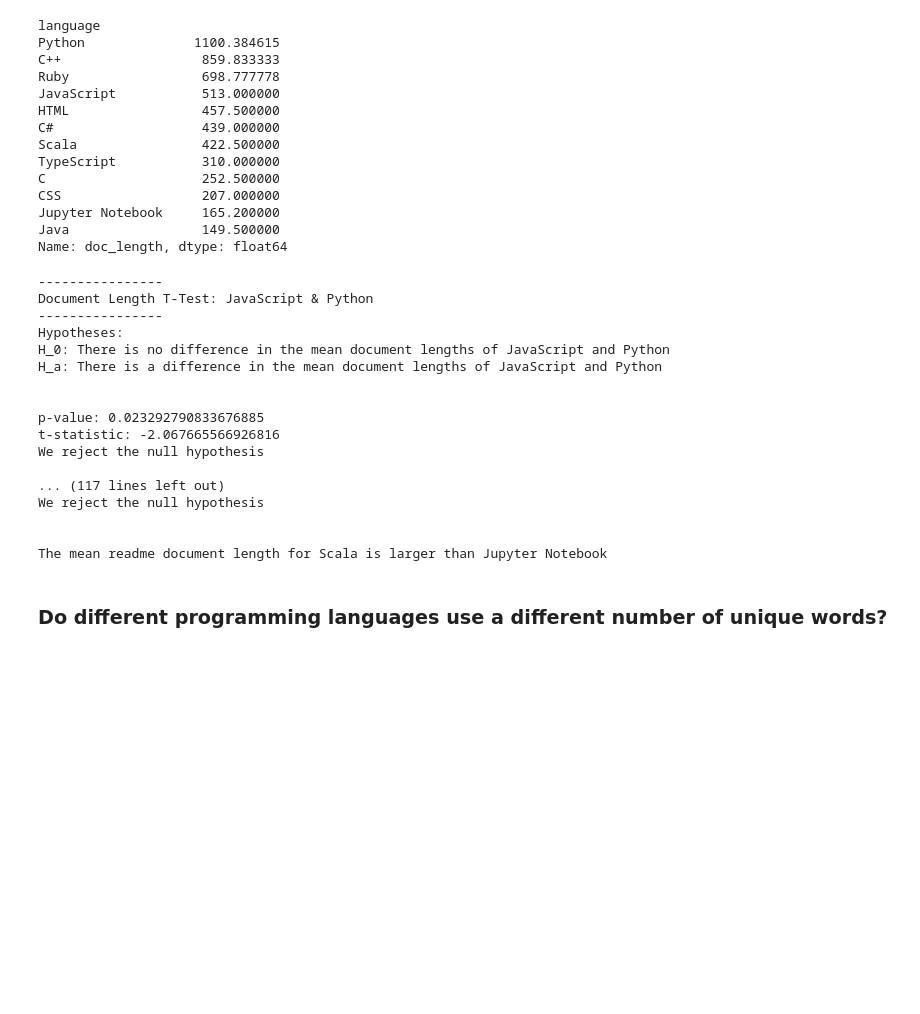
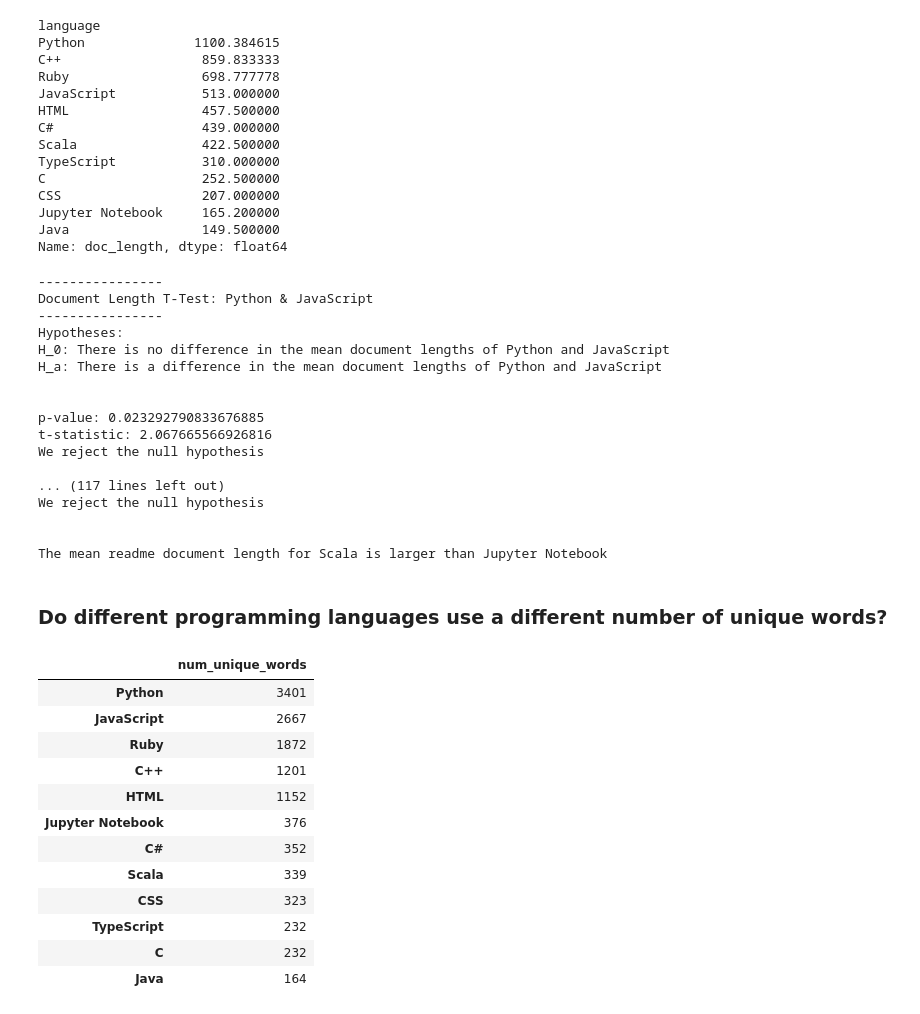
Before and after one commit to NLP-404-Not-Found/nlp-project, a Jupyter notebook: adams_sketchbook.ipynb, the cells around one changed output. Drawn from its saved outputs; the diff is of its cells as text; code cells hidden in the pictures; blank space fills up the shorter version.

```diff
--- a/adams_sketchbook.ipynb
+++ b/adams_sketchbook.ipynb
@@ -180,11 +183,12 @@ from scipy import stats
 # This cell block looks at every pair of languages and compares the document lengths using a t-test
 
 # Start by developing two identical lists of all of the languages represented in the train dataset
-train_language_list_1 = list(train.language.unique())
-train_language_list_2 = list(train.language.unique())
+# We will use the series above to form our list so our output is arranged in a similar order
+train_language_list_1 = list(train.groupby('language').doc_length.mean().sort_values(ascending=False).index)
+train_language_list_2 = list(train.groupby('language').doc_length.mean().sort_values(ascending=False).index)
 
 # This empty list will hold information about which pairs have been tested.
-# If tge python and javascript pair has already be tested, then we do not need to test the javascript and python pair
+# If the python and javascript pair has already be tested, then we do not need to test the javascript and python pair
 testing_pairs = []
 
 for language_1 in train_language_list_1: # Iterates through list 1
@@ -236,15 +240,15 @@ for language_1 in train_language_list_1: # Iterates through list 1
                     continue
 # %% [output]
 ----------------
-Document Length T-Test: JavaScript & Python
+Document Length T-Test: Python & JavaScript
 ----------------
 Hypotheses:
-H_0: There is no difference in the mean document lengths of JavaScript and Python
-H_a: There is a difference in the mean document lengths of JavaScript and Python
+H_0: There is no difference in the mean document lengths of Python and JavaScript
+H_a: There is a difference in the mean document lengths of Python and JavaScript
 
 
 p-value: 0.023292790833676885
-t-statistic: -2.067665566926816
+t-statistic: 2.067665566926816
 We reject the null hypothesis
 
 ... (117 lines left out)
@@ -254,3 +258,26 @@ We reject the null hypothesis
 The mean readme document length for Scala is larger than Jupyter Notebook
 # %% [markdown]
 ### Do different programming languages use a different number of unique words?
+# %%
+unique_word_count = {}
+
+for language in train_language_list_1:
+    unique_word_count[language] = len(set(' '.join(train[train.language==language].clean).split()))
+# %%
+unique_word_count = pd.DataFrame.from_dict(unique_word_count, orient='index').rename(columns={0: 'num_unique_words'})
+# %%
+unique_word_count.sort_values(by='num_unique_words', ascending=False)
+# %% [output]
+|  | num_unique_words |
+| Python | 3401 |
+| JavaScript | 2667 |
+| Ruby | 1872 |
+| C++ | 1201 |
+| HTML | 1152 |
+| Jupyter Notebook | 376 |
+| C# | 352 |
+| Scala | 339 |
+| CSS | 323 |
+| TypeScript | 232 |
+| C | 232 |
+| Java | 164 |
```
Also changed, not shown: parts of 10 cells of this notebook.
